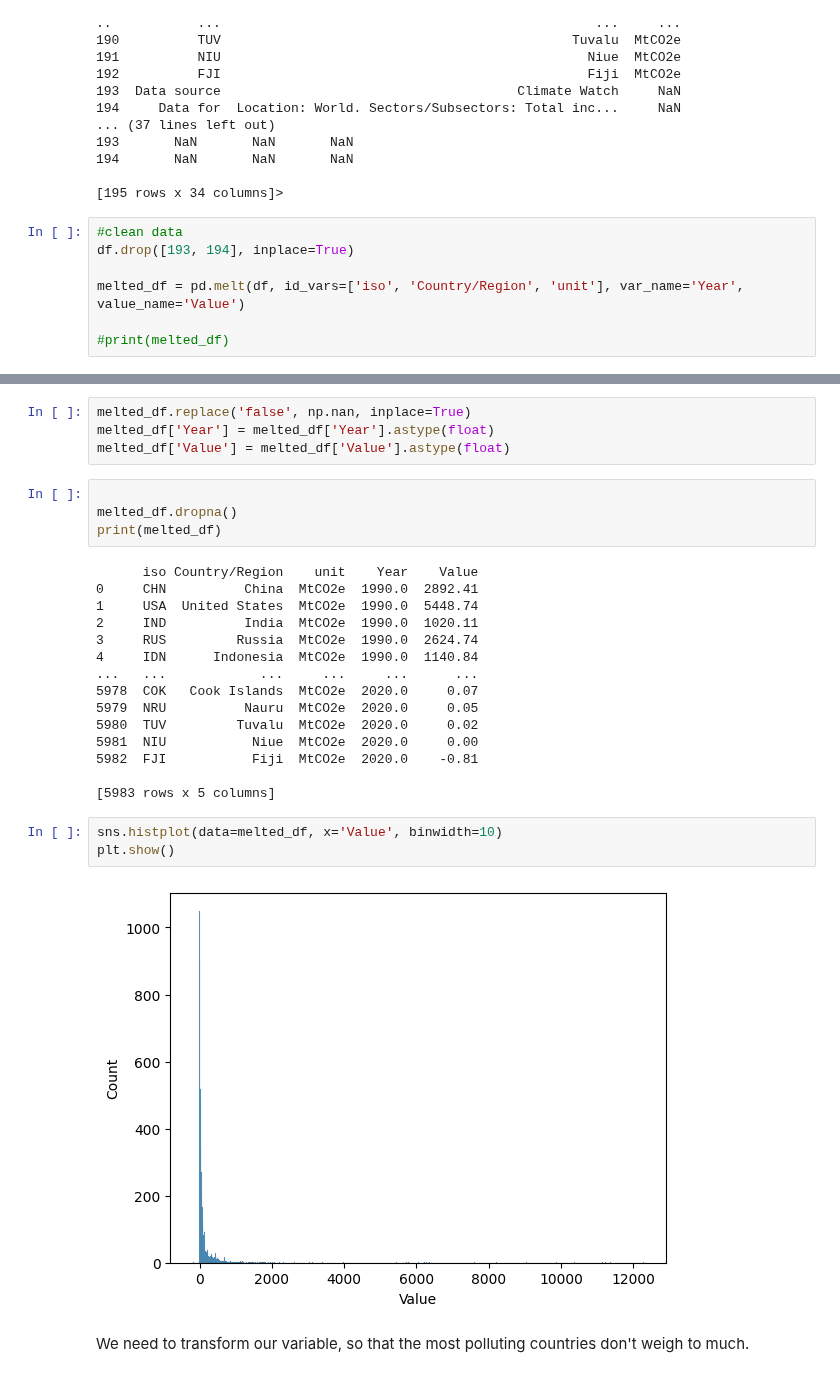
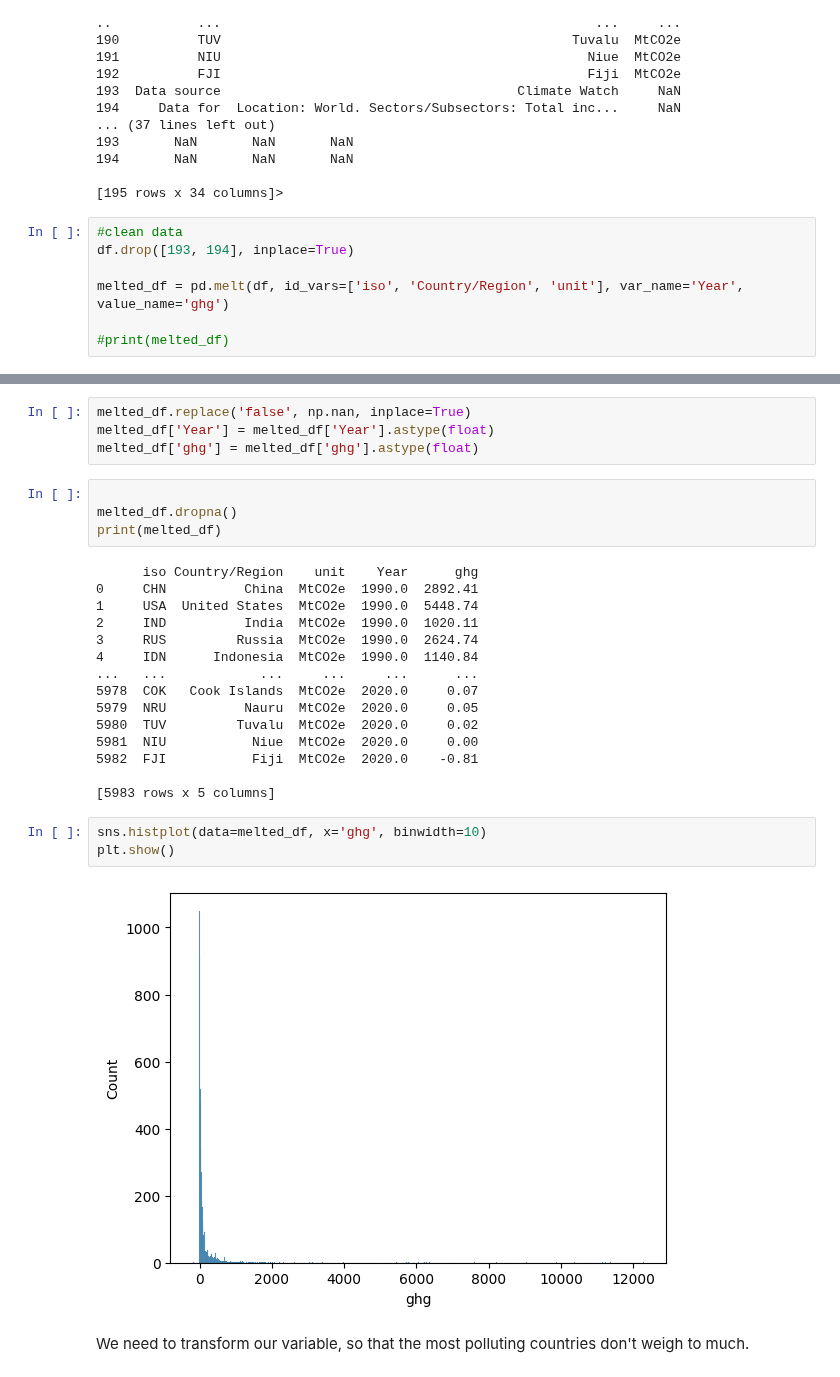
Before and after one commit to marcbarc19/DataScienceExam, a Jupyter notebook: ghg-modelling.ipynb, the cells around one changed output, grey strips where cells are left out. Saved outputs shown, nothing was run; the diff lists cells and outputs as text.

```diff
--- a/ghg-modelling.ipynb
+++ b/ghg-modelling.ipynb
@@ -44,7 +59,7 @@ df.describe
 #clean data
 df.drop([193, 194], inplace=True)
 
-melted_df = pd.melt(df, id_vars=['iso', 'Country/Region', 'unit'], var_name='Year', value_name='Value')
+melted_df = pd.melt(df, id_vars=['iso', 'Country/Region', 'unit'], var_name='Year', value_name='ghg')
 
 #print(melted_df)
 # %%
@@ -77,13 +88,13 @@ memory usage: 233.8+ KB
 # %%
 melted_df.replace('false', np.nan, inplace=True)
 melted_df['Year'] = melted_df['Year'].astype(float)
-melted_df['Value'] = melted_df['Value'].astype(float)
+melted_df['ghg'] = melted_df['ghg'].astype(float)
 # %%
 
 melted_df.dropna()
 print(melted_df)
 # %% [output]
-      iso Country/Region    unit    Year    Value
+      iso Country/Region    unit    Year      ghg
 0     CHN          China  MtCO2e  1990.0  2892.41
 1     USA  United States  MtCO2e  1990.0  5448.74
 2     IND          India  MtCO2e  1990.0  1020.11
@@ -98,9 +109,9 @@ print(melted_df)
 
 [5983 rows x 5 columns]
 # %%
-sns.histplot(data=melted_df, x='Value', binwidth=10)
+sns.histplot(data=melted_df, x='ghg', binwidth=10)
 plt.show()
 # %% [output]
-[figure, old version]
+[figure, new version]
 # %% [markdown]
 We need to transform our variable, so that the most polluting countries don't weigh to much.
```
Also changed, not shown: parts of 11 cells of this notebook.
